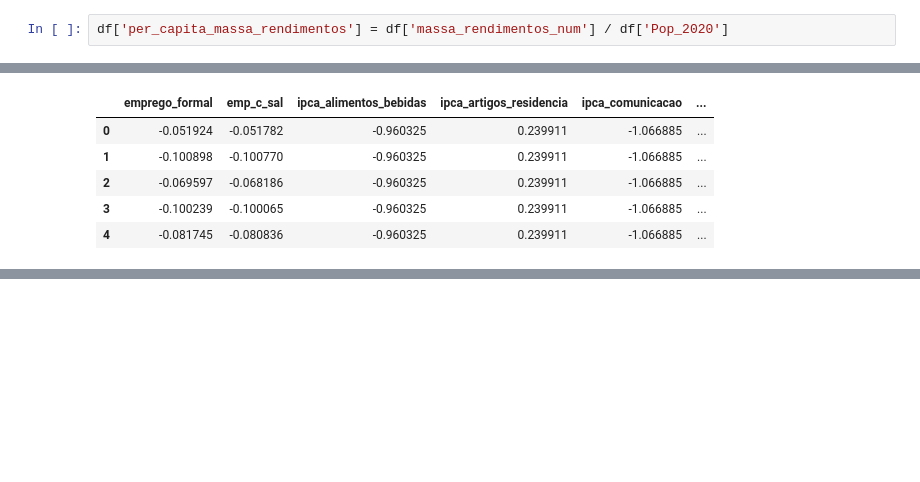
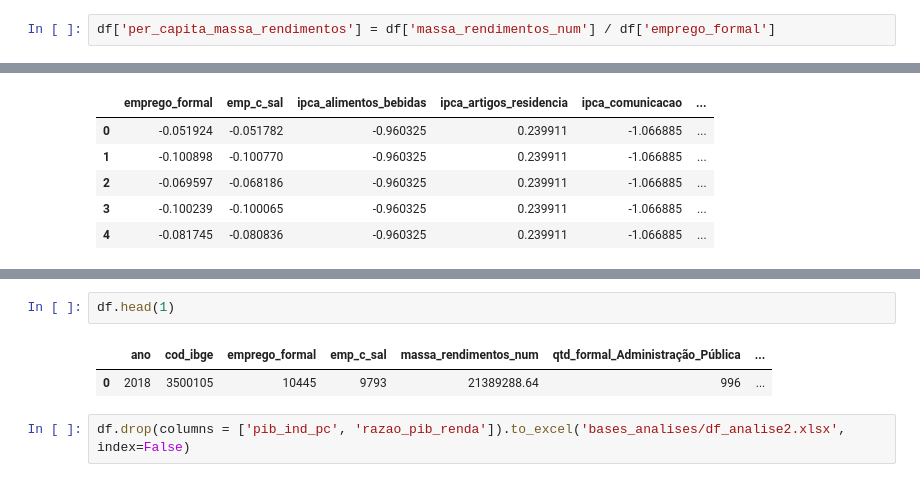
Before and after one commit to gustavonegrao/projeto_SSC0957, a Jupyter notebook: analise_entrega2.ipynb, the cells around one changed output, grey strips where cells are left out. Drawn from its saved outputs; the diff is of its cells as text; blank space fills up the shorter version.

```diff
--- a/analise_entrega2.ipynb
+++ b/analise_entrega2.ipynb
@@ -1059,5 +1050,5 @@ for col in cols_pib:
 # %%
-df['per_capita_massa_rendimentos'] = df['massa_rendimentos_num'] / df['Pop_2020']
+df['per_capita_massa_rendimentos'] = df['massa_rendimentos_num'] / df['emprego_formal']
 # %% [markdown]
 ### Transformas as colunas oriundas do cadunico
 # %%
@@ -1442,0 +1426,7 @@ display(corr_matrix_pca)
+# %%
+df.head(1)
+# %% [output]
+|  | ano | cod_ibge | emprego_formal | emp_c_sal | massa_rendimentos_num | qtd_formal_Administração_Pública | ... |
+| 0 | 2018 | 3500105 | 10445 | 9793 | 21389288.64 | 996 | ... |
+# %%
+df.drop(columns = ['pib_ind_pc', 'razao_pib_renda']).to_excel('bases_analises/df_analise2.xlsx', index=False)
```
Also changed, not shown: parts of 16 cells of this notebook, 1 other file.
